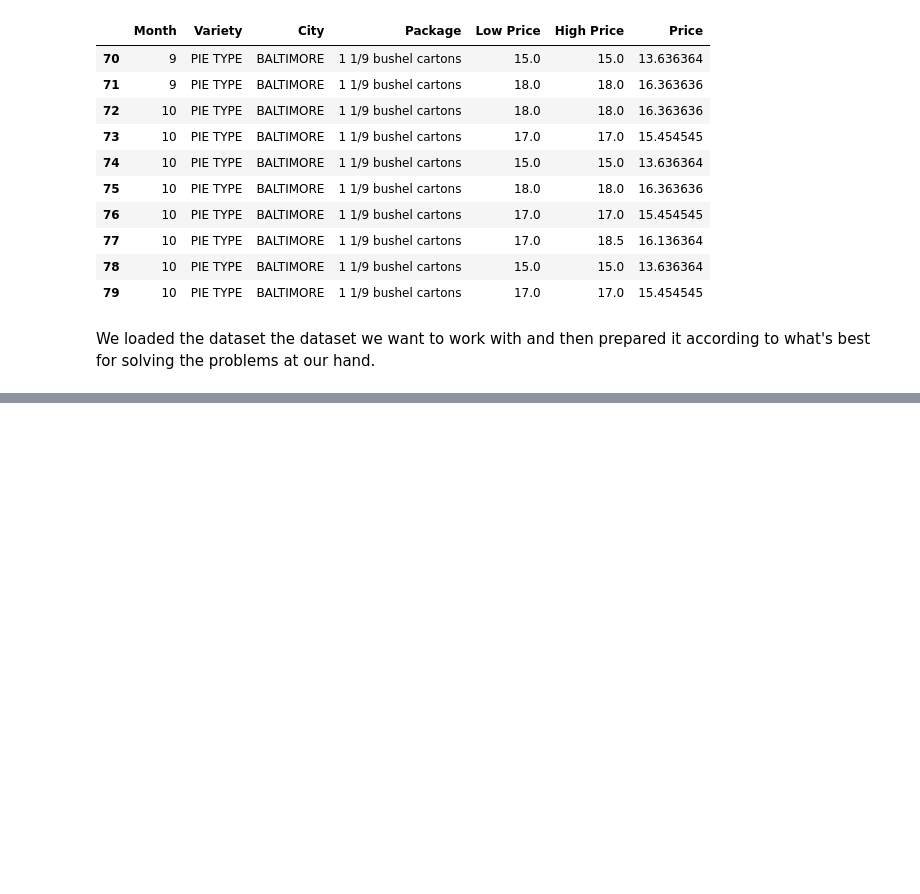
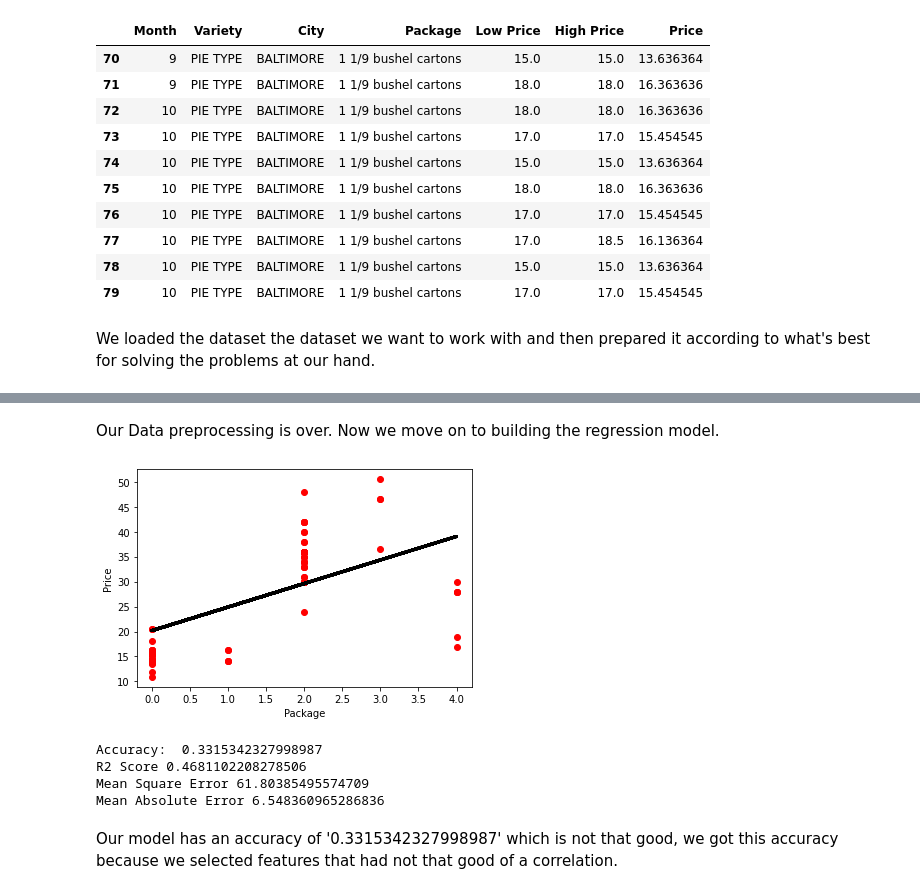
Before and after one commit to tionx3na/machine_learning, a Jupyter notebook: Regression/regression-3.ipynb, the cells around one changed output, grey strips where cells are left out. Drawn from its saved outputs; the diff is of its cells as text; code cells hidden in the pictures; blank space fills up the shorter version.

Commit message:
Regression-3 half

```diff
--- a/Regression/regression-3.ipynb
+++ b/Regression/regression-3.ipynb
@@ -52,0 +94,4 @@ We loaded the dataset the dataset we want to work with and then prepared it acco
+# %%
+# Dropping null data
+new_pumpkins.dropna(inplace=True)
+new_pumpkins.info()
@@ -52,0 +115,4 @@ We loaded the dataset the dataset we want to work with and then prepared it acco
+# %%
+new_columns = ['Package', 'Price']
+final_pumpkins = new_pumpkins.drop([c for c in new_pumpkins.columns if c not in new_columns], axis='columns')
+final_pumpkins
@@ -52,0 +133,6 @@ We loaded the dataset the dataset we want to work with and then prepared it acco
+# %%
+# Creating Input and target datas
+x = final_pumpkins.values[:, :1]  # Package as input
+y = final_pumpkins.values[:, 1:2] # Price as output
+# %% [markdown]
+Our Data preprocessing is over. Now we move on to building the regression model.
@@ -52,0 +143,36 @@ We loaded the dataset the dataset we want to work with and then prepared it acco
+# %%
+# Splitting, training and predicting
+x_train,x_test,y_train,y_test = train_test_split(x,y,test_size=0.2,random_state=0)
+model = LinearRegression()
+model.fit(x_train, y_train)
+pred = model.predict(x_test)
+# %%
+plt.scatter(x_test,y_test, color='red')
+plt.plot(x_test,pred,color='black', linewidth=3)
+plt.xlabel('Package')
+plt.ylabel('Price')
+plt.show()
+# %% [output]
+[figure, added]
+# %%
+# Metrics
+#---------
+
+accuracy = model.score(x_train,y_train)
+print('Accuracy: ', accuracy)
+
+# R2 score or regression score
+print('R2 Score', r2_score(y_test, pred))
+
+# Mean squared error
+print('Mean Square Error', mean_squared_error(y_test,pred))
+
+# Mean absolute error
+print('Mean Absolute Error', mean_absolute_error(y_test,pred))
+# %% [output]
+Accuracy:  0.3315342327998987
+R2 Score 0.4681102208278506
+Mean Square Error 61.80385495574709
+Mean Absolute Error 6.548360965286836
+# %% [markdown]
+Our model has an accuracy of '0.3315342327998987' which is not that good, we got this accuracy because we selected features that had not that good of a correlation.
```
Also changed, not shown: parts of 8 cells of this notebook.
